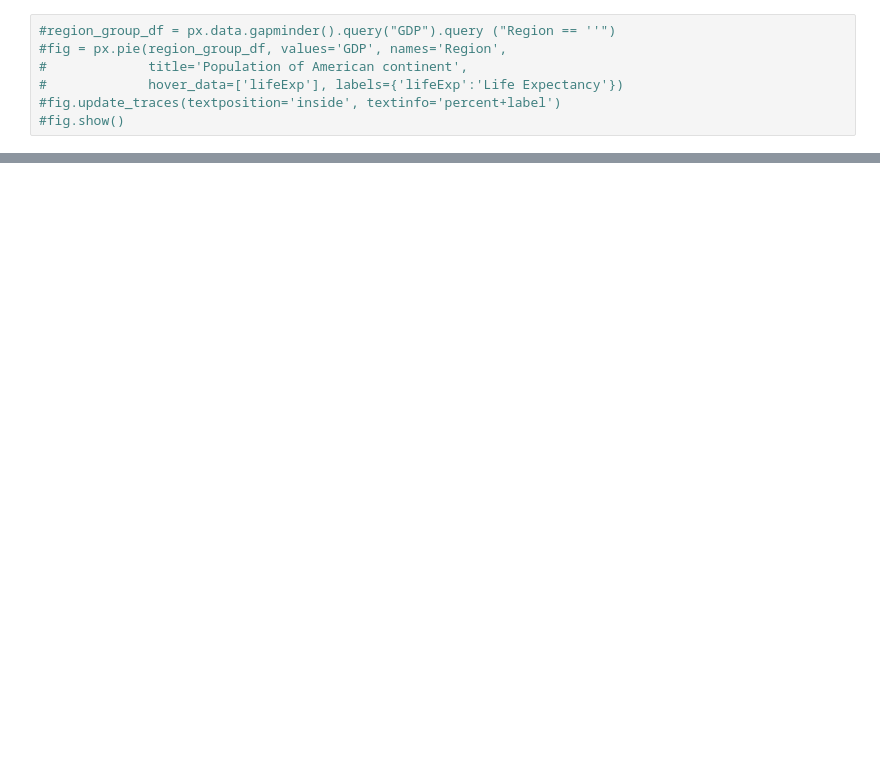
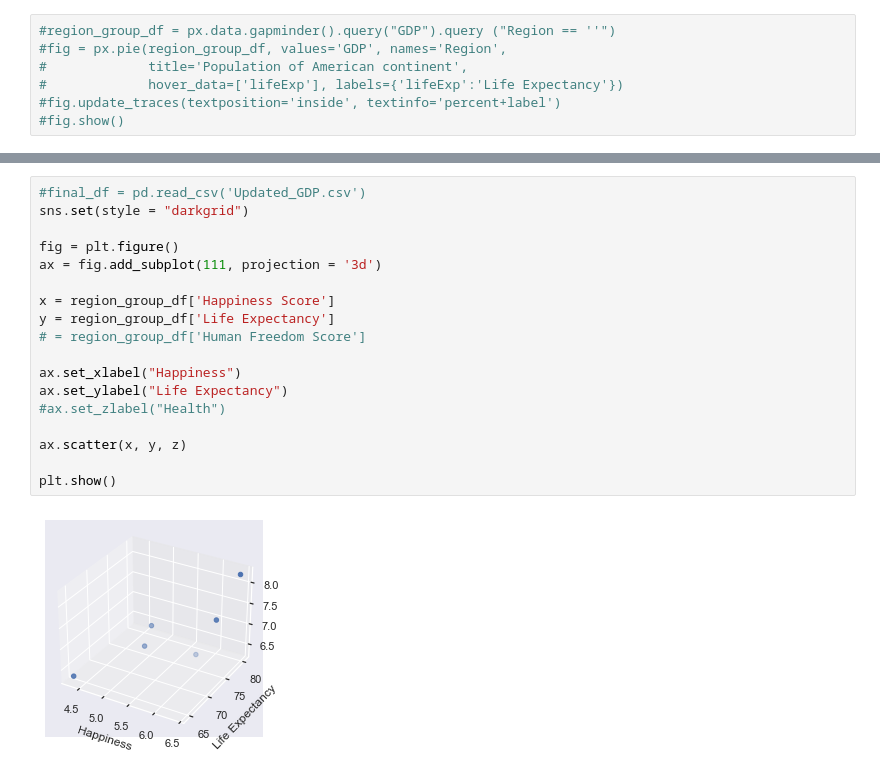
Before and after one commit to Tejasp85/TP_Project1, a Jupyter notebook: consolidated_data_df.ipynb, the cells around one changed output, grey strips where cells are left out. Saved outputs shown, nothing was run; the diff lists cells and outputs as text; blank space fills up the shorter version.

```diff
--- a/consolidated_data_df.ipynb
+++ b/consolidated_data_df.ipynb
@@ -207,0 +215,20 @@ fig.show()
+# %%
+#final_df = pd.read_csv('Updated_GDP.csv')
+sns.set(style = "darkgrid")
+
+fig = plt.figure()
+ax = fig.add_subplot(111, projection = '3d')
+
+x = region_group_df['Happiness Score']
+y = region_group_df['Life Expectancy']
+# = region_group_df['Human Freedom Score']
+
+ax.set_xlabel("Happiness")
+ax.set_ylabel("Life Expectancy")
+#ax.set_zlabel("Health")
+
+ax.scatter(x, y, z)
+
+plt.show()
+# %% [output]
+[figure, added]
```
Also changed, not shown: parts of 7 cells of this notebook.
